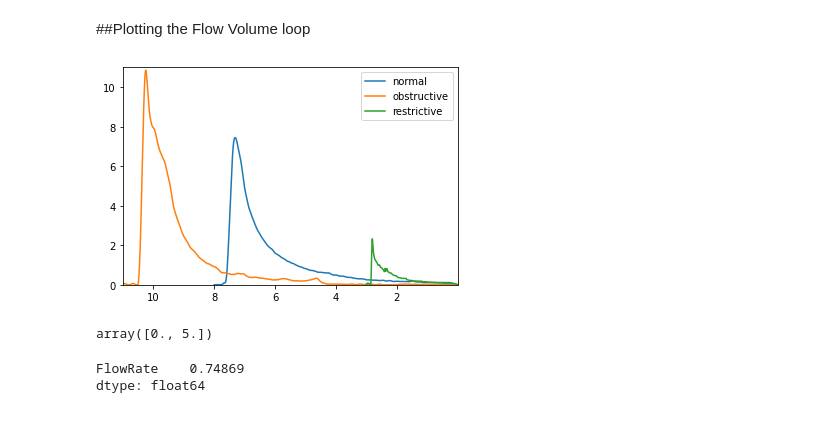
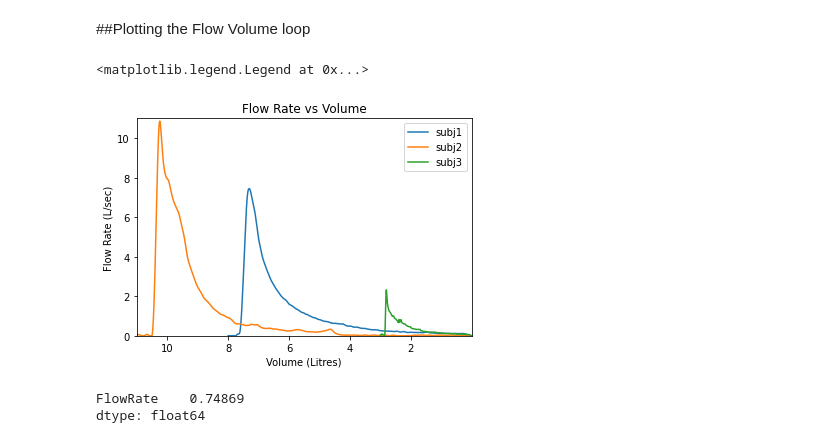
Before and after one commit to JainAnki/SiameseNetworks, a Jupyter notebook: BMD_Asgn1.ipynb, the cells around one changed output. Drawn from its saved outputs; the diff is of its cells as text; code cells hidden in the pictures.

```diff
--- a/BMD_Asgn1.ipynb
+++ b/BMD_Asgn1.ipynb
@@ -132,21 +136,17 @@ y1 = pd.DataFrame(df1["FlowRate"])
 y2 = pd.DataFrame(df2["FlowRate"])
 y3 = pd.DataFrame(df3["FlowRate"])
 # %%
-plt.plot(X1.iloc[:,0], y.iloc[:,0], label = 'normal')
-plt.plot(X2.iloc[:,0], y2, label = 'obstructive')
-plt.plot(X3.iloc[:,0], y3, label = 'restrictive')
+plt.plot(X1.iloc[:,0], y1, label = 'subj1')
+plt.plot(X2.iloc[:,0], y2, label = 'subj2')
+plt.plot(X3.iloc[:,0], y3, label = 'subj3')
 plt.axis([X2[0].max(),X2[0].min(), math.floor(y2.min()), math.ceil(y2.max())])
-
+plt.xlabel("Volume (Litres)")
+plt.ylabel("Flow Rate (L/sec)")
+plt.title("Flow Rate vs Volume")
 plt.legend()
-plt.show()
 # %% [output]
+<matplotlib.legend.Legend at 0x...>
-[figure, old version]
+[figure, new version]
-# %%
-X = np.arange(0, 3.1415*2, 5)
-
-X
-# %% [output]
-array([0., 5.])
 # %%
 display((df1.max()-df1["FlowRate"][459])/(df1.max()-df1.min()),
 (df2.max()-df2["FlowRate"][459])/(df2.max()-df2.min()),
```
Also changed, not shown: parts of 2 cells of this notebook.
